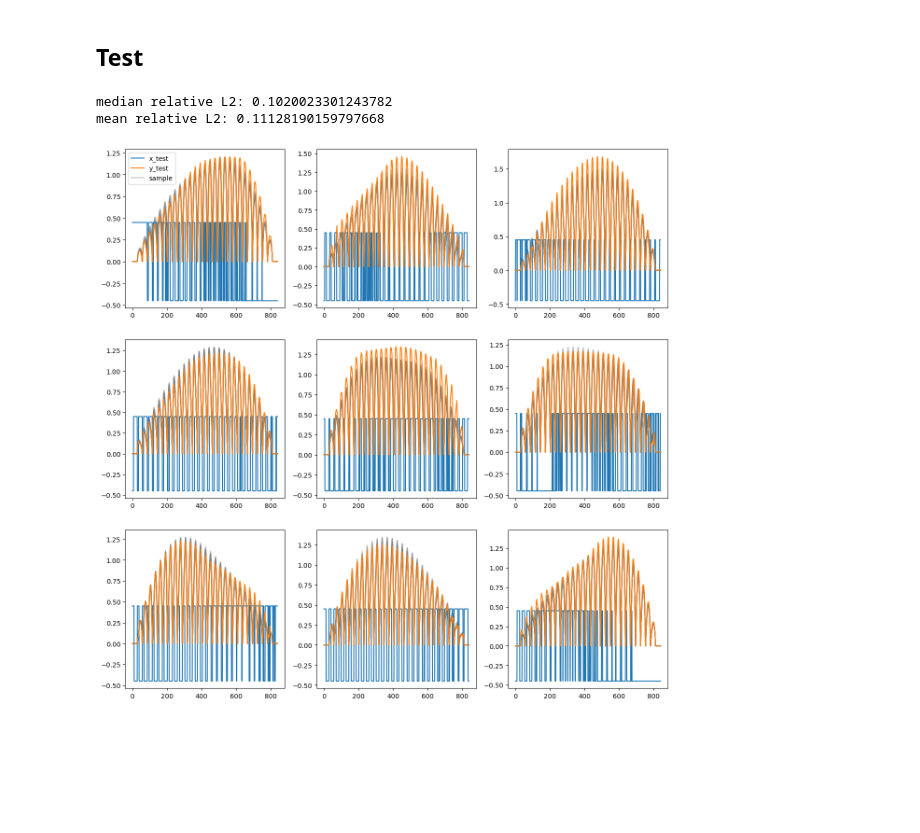
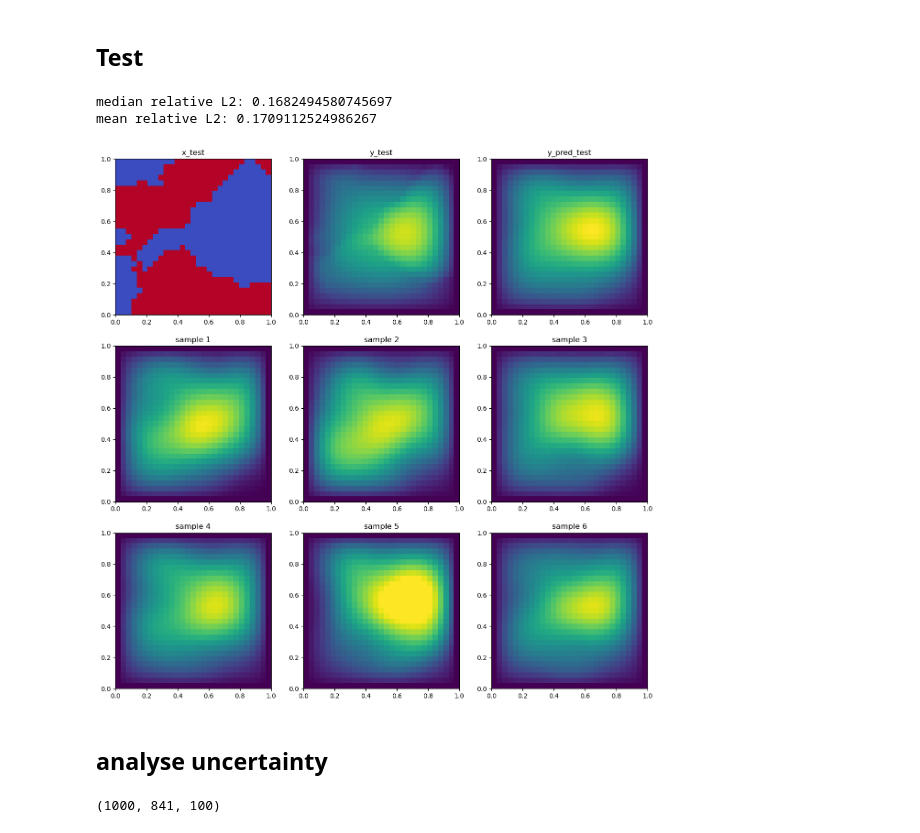
Before and after one commit to tomcjackc/Probabilistic-Operator-Learning-for-Climate-Model-Parameterisation, a Jupyter notebook: notebooks/final_darcy.ipynb, the cells around one changed output. Cells and saved outputs as stored; diff of their text form; code cells hidden in the pictures; blank space fills up the shorter version.

```diff
--- a/notebooks/final_darcy.ipynb
+++ b/notebooks/final_darcy.ipynb
@@ -341,26 +380,44 @@ plt.show()
 # %% [markdown]
 ## Test
 # %%
-n_samples = 8
+n_samples = 100
 
-y_pred, test_samples = model.predict(x_test, n_samples = n_samples)
+y_pred_test, test_samples = model.predict(x_test, n_samples = n_samples)
 
-relative_L2 = np.linalg.norm(y_pred - y_test, axis = -1)/np.linalg.norm(y_test, axis = -1)
+relative_L2 = np.linalg.norm(y_pred_test - y_test, axis = -1)/np.linalg.norm(y_test, axis = -1)
 
 print(f'median relative L2: {np.median(relative_L2)}')
 print(f'mean relative L2: {np.mean(relative_L2)}')
-
-fig, ax = plt.subplots(3, 3, figsize = (15, 15))
-ax = ax.flatten()
-for i in range(9):
-    ax[i].plot(x_test[i], label='x_test')
-    ax[i].plot(y_test[i], label='y_test')
-    for j in range(n_samples):
-        ax[i].plot(test_samples[i, :, j], label='sample', color = 'grey', alpha = 0.5, zorder = 0)
-        if i == 0 and j == 0:
-            ax[i].legend()
-plt.show()
 # %% [output]
-median relative L2: 0.1020023301243782
-mean relative L2: 0.11128190159797668
+median relative L2: 0.1682494580745697
+mean relative L2: 0.1709112524986267
-[figure, removed]
+# %%
+index_to_plot = 125
+
+y_lims = np.array([min(y_test[index_to_plot, :].min(), y_pred_test[index_to_plot, :].min()), max(y_test[index_to_plot, :].max(), y_pred_test[index_to_plot, :].max())])
+
+fig, ax = plt.subplots(3, 3, figsize = (15, 15))
+ax = ax.flatten()
+im0 = ax[0].imshow(x_test[index_to_plot, :].reshape(s, s), origin='lower', extent=[0, 1, 0, 1], cmap='coolwarm')
+ax[0].set_title("x_test")
+im1 = ax[1].imshow(y_test[index_to_plot, :].reshape(s, s), origin='lower', extent=[0, 1, 0, 1], norm=Normalize(vmin=y_lims[0], vmax=y_lims[1]))
+ax[1].set_title("y_test")
+im2 = ax[2].imshow(y_pred_test[index_to_plot, :].reshape(s, s), origin='lower', extent=[0, 1, 0, 1], norm=Normalize(vmin=y_lims[0], vmax=y_lims[1]))
+ax[2].set_title("y_pred_test")
+for i in range(6):
+    imi = ax[i+3].imshow(test_samples[index_to_plot, :, i].reshape(s, s), origin='lower', extent=[0, 1, 0, 1], norm=Normalize(vmin=y_lims[0], vmax=y_lims[1]))
+    ax[i+3].set_title(f"sample {i+1}")
+
+            # ax[i].legend()
+plt.show()
+# %% [output]
+[figure, added]
+# %% [markdown]
+## analyse uncertainty
+# %%
+print(test_samples.shape)
+
+test_samples_mean = np.mean(test_samples, axis = 2)
+test_samples_std = np.std(test_samples, axis = 2)
+# %% [output]
+(1000, 841, 100)
```
Also changed, not shown: parts of 9 cells of this notebook, 6 other files.
